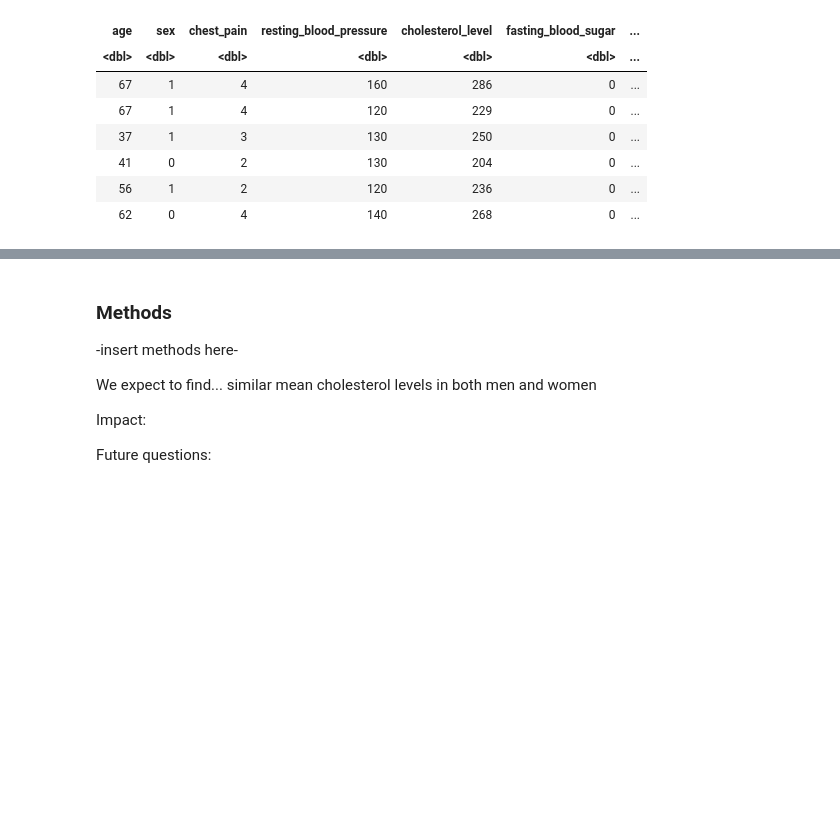
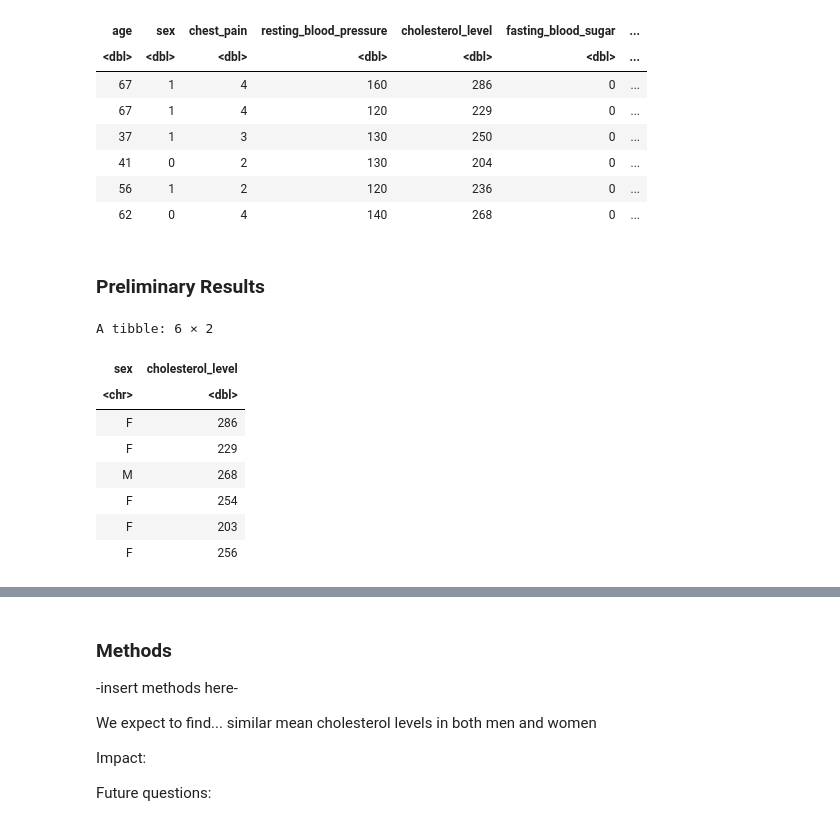
Before and after one commit to csserra3/cholesterol-heart-disease-analysis, a Jupyter notebook: project_proposal_group17.ipynb, the cells around one changed output, grey strips where cells are left out. Saved outputs shown, nothing was run; the diff lists cells and outputs as text; code cells hidden in the pictures; blank space fills up the shorter version.

```diff
--- a/project_proposal_group17.ipynb
+++ b/project_proposal_group17.ipynb
@@ -59,3 +68,25 @@ A tibble: 6 × 14
 | 41 | 0 | 2 | 130 | 204 | 0 | ... |
 | 56 | 1 | 2 | 120 | 236 | 0 | ... |
 | 62 | 0 | 4 | 140 | 268 | 0 | ... |
+# %% [markdown]
+### Preliminary Results
+# %%
+cleveland_heart$sex <- as.character(cleveland_heart$sex)
+cleveland_heart$sex[cleveland_heart$sex == "0"] <- "M"
+cleveland_heart$sex[cleveland_heart$sex == "1"] <- "F"
+
+prelim_tidy <- cleveland_heart %>%
+    filter(!diagnosis == 0) %>%
+    select(sex, cholesterol_level)
+
+head(prelim_tidy)
+# %% [output]
+A tibble: 6 × 2
+| sex | cholesterol_level |
+| <chr> | <dbl> |
+| F | 286 |
+| F | 229 |
+| M | 268 |
+| F | 254 |
+| F | 203 |
+| F | 256 |
```
Also changed, not shown: parts of 6 cells of this notebook.
